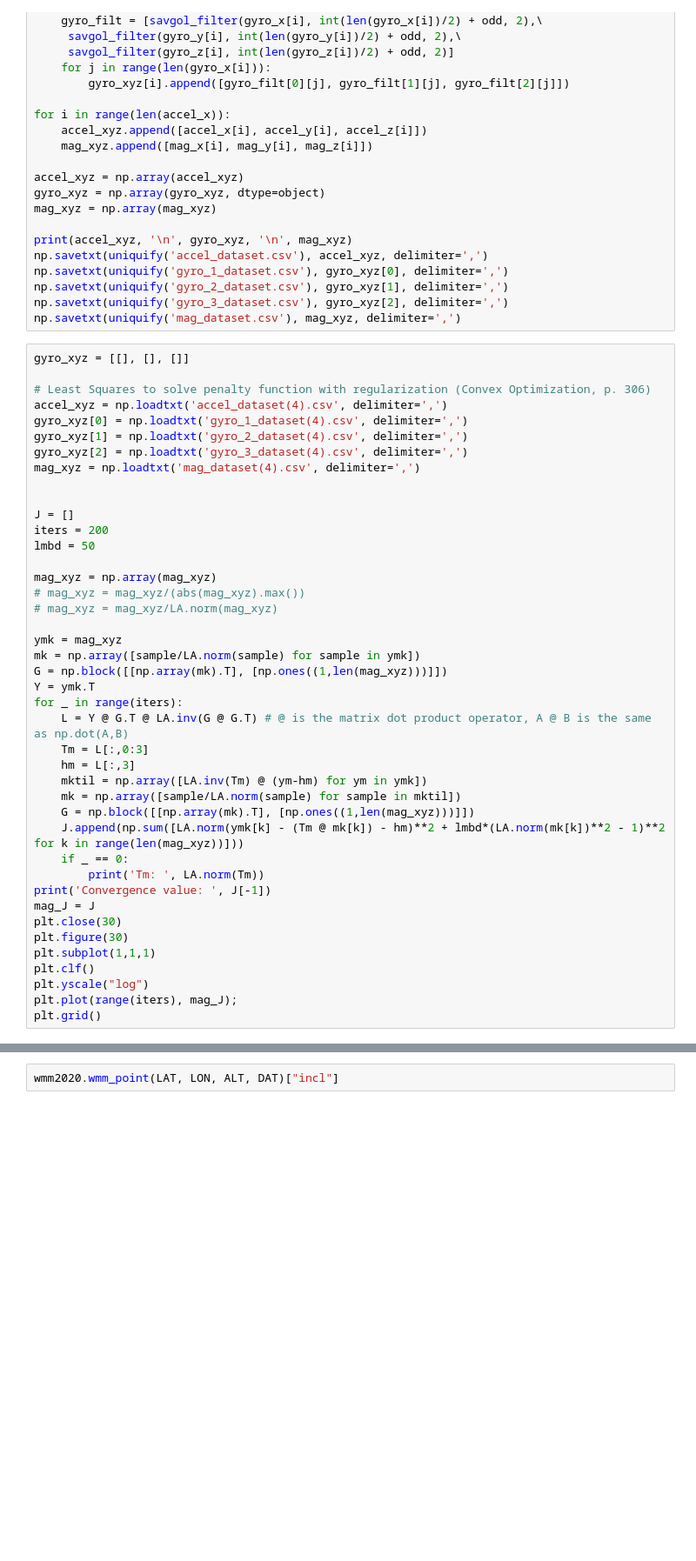
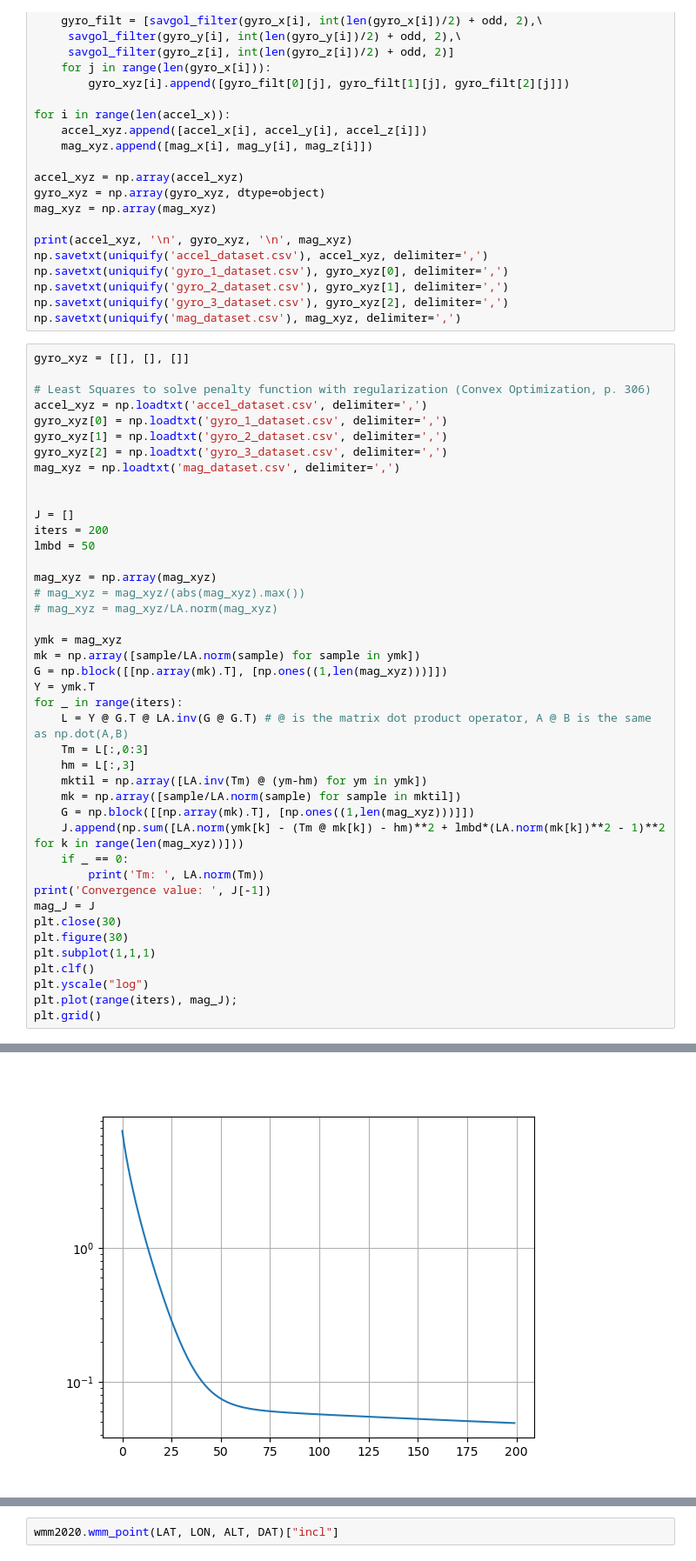
Before and after one commit to Gustavo-V-F/MNA23-Calibration, a Jupyter notebook: Mag_Gyro_Calibration.ipynb, the cells around one changed output, grey strips where cells are left out. Shown: that part at 87% size. Drawn from its saved outputs; the diff is of its cells as text; blank space fills up the shorter version.

```diff
--- a/Mag_Gyro_Calibration.ipynb
+++ b/Mag_Gyro_Calibration.ipynb
@@ -525,11 +617,11 @@ np.savetxt(uniquify('mag_dataset.csv'), mag_xyz, delimiter=',')
 gyro_xyz = [[], [], []]
 
 # Least Squares to solve penalty function with regularization (Convex Optimization, p. 306)
-accel_xyz = np.loadtxt('accel_dataset(4).csv', delimiter=',')
-gyro_xyz[0] = np.loadtxt('gyro_1_dataset(4).csv', delimiter=',')
-gyro_xyz[1] = np.loadtxt('gyro_2_dataset(4).csv', delimiter=',')
-gyro_xyz[2] = np.loadtxt('gyro_3_dataset(4).csv', delimiter=',')
-mag_xyz = np.loadtxt('mag_dataset(4).csv', delimiter=',')
+accel_xyz = np.loadtxt('accel_dataset.csv', delimiter=',')
+gyro_xyz[0] = np.loadtxt('gyro_1_dataset.csv', delimiter=',')
+gyro_xyz[1] = np.loadtxt('gyro_2_dataset.csv', delimiter=',')
+gyro_xyz[2] = np.loadtxt('gyro_3_dataset.csv', delimiter=',')
+mag_xyz = np.loadtxt('mag_dataset.csv', delimiter=',')
 
 
 J = []
@@ -563,3 +655,4 @@ plt.clf()
 plt.yscale("log")
 plt.plot(range(iters), mag_J);
 plt.grid()
+# %% [output]
@@ -565,0 +661 @@ plt.grid()
+[figure, added]
```
Also changed, not shown: parts of 7 cells of this notebook.
